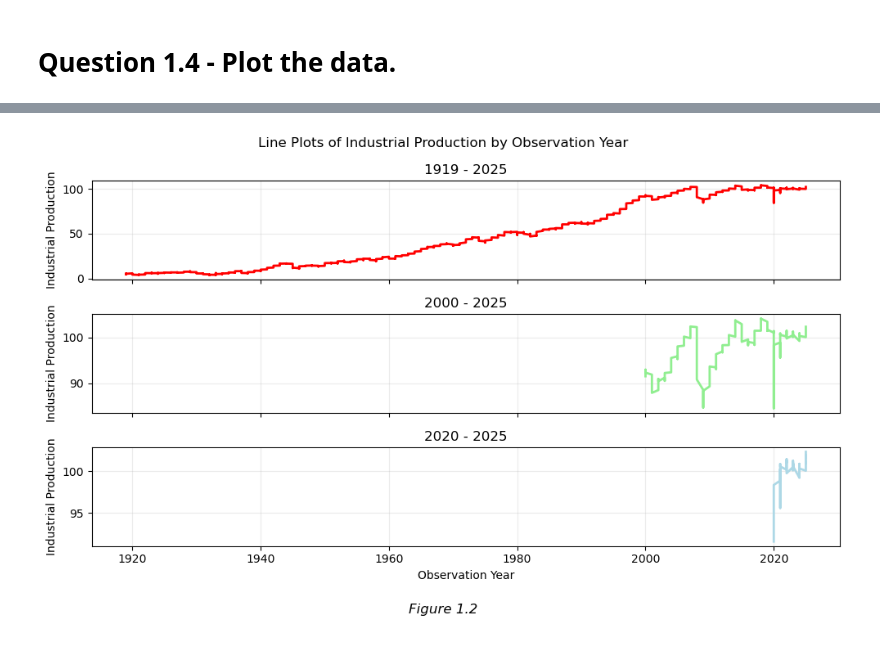
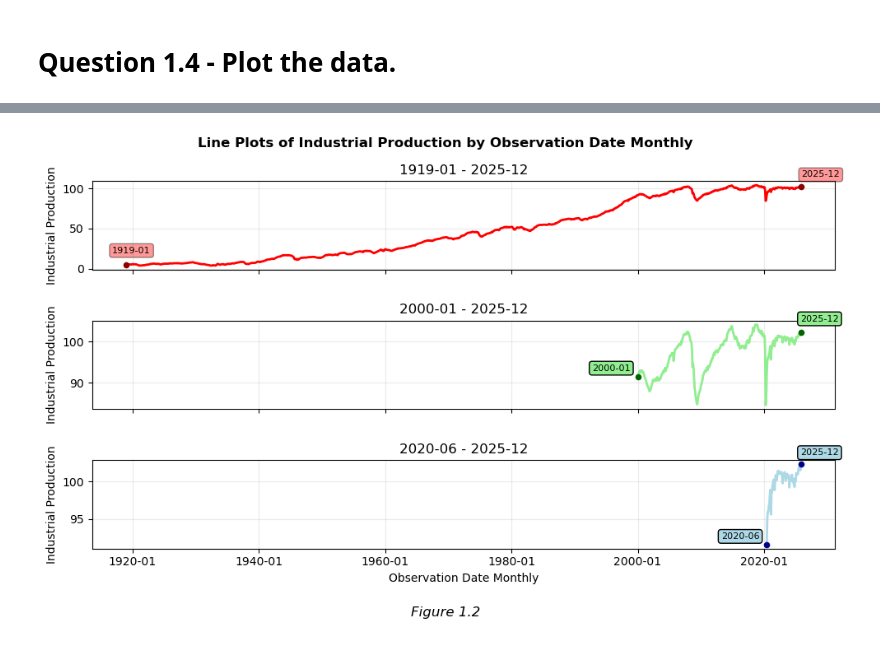
Before and after one commit to Vazquez-Michael-V/570_homework, a Jupyter notebook: assignment_1/assignment_1.ipynb, the cells around one changed output, grey strips where cells are left out. Saved outputs shown, nothing was run; the diff lists cells and outputs as text; code cells hidden in the pictures.

Commit message:
Question 1 plots; starting question 2

```diff
--- a/assignment_1/assignment_1.ipynb
+++ b/assignment_1/assignment_1.ipynb
@@ -126,3 +130,5 @@ Additional timeframe columns have been assigned.
+# %%
+df_indpro = df_indpro.sort_values(by=['observation_date']).reset_index(drop=True)
 # %% [markdown]
 ## Display some rows of df_indpro.
 # %%
@@ -282,29 +288,101 @@ plt.show()
 # %%
 fig, axes = plt.subplots(nrows=3, ncols=1, figsize=(10, 6), sharex=True, sharey=False)
 
-# All dates, from 1919-01 to 2025-12.
-axes[0].plot(tf_all_dict['df']['observation_date'].dt.year, tf_all_dict['df']['indpro'], label='all', color='red', linewidth=2)
-axes[0].set_title(f"{tf_all_dict['min_date'].strftime('%Y')} - {tf_all_dict['max_date'].strftime('%Y')}")
+######################################################################
+#### All dates, from 1919-01 to 2025-12. ####
+axes[0].plot(tf_all_dict['df']['observation_date'], tf_all_dict['df']['indpro'], label='all', color='red', linewidth=2)
+axes[0].set_title(f"{tf_all_dict['min_date'].strftime('%Y-%m')} - {tf_all_dict['max_date'].strftime('%Y-%m')}")
 axes[0].set_ylabel('Industrial Production')
 axes[0].grid(True, alpha=0.25)
+# Annotate min and max dates.
+# Annotate the min date.
+axes[0].scatter(tf_all_dict['min_date'], tf_all_dict['df']['indpro'].iloc[0], color='darkred', s=20, zorder=5)
+axes[0].annotate(
+    tf_all_dict['min_date'].strftime('%Y-%m'),
+    xy=(tf_all_dict['min_date'], tf_all_dict['df']['indpro'].min()),
+    xytext=(-12, 11),
+    textcoords='offset points',
+    fontsize=8,
+    bbox=dict(boxstyle='round,pad=0.3', facecolor='red', alpha=0.4)
+)
+# Annotate the max date.
+axes[0].scatter(tf_all_dict['max_date'], tf_all_dict['df']['indpro'].iloc[-1], color='darkred', s=20, zorder=5)
+axes[0].annotate(
+    tf_all_dict['max_date'].strftime('%Y-%m'),
+    xy=(tf_all_dict['max_date'], tf_all_dict['df']['indpro'].max()),
+    xytext=(0, 7),
+    textcoords='offset points',
+    fontsize=8,
+    bbox=dict(boxstyle='round,pad=0.3', facecolor='red', alpha=0.4)
+)
+######################################################################
 
-# 2000s, from 2000-01 to 2025-12
-axes[1].plot(tf_00s_dict['df']['observation_date'].dt.year, tf_00s_dict['df']['indpro'], label='2000s', color='lightgreen', linewidth=2)
-axes[1].set_title(f"{tf_00s_dict['min_date'].strftime('%Y')} - {tf_00s_dict['max_date'].strftime('%Y')}")
+
+######################################################################
+#### 2000s, from 2000-01 to 2025-12 ####
+axes[1].plot(tf_00s_dict['df']['observation_date'], tf_00s_dict['df']['indpro'], label='2000s', color='lightgreen', linewidth=2)
+axes[1].set_title(f"{tf_00s_dict['min_date'].strftime('%Y-%m')} - {tf_00s_dict['max_date'].strftime('%Y-%m')}")
 axes[1].set_ylabel('Industrial Production')
 axes[1].grid(True, alpha=0.25)
+# Annotate the min and max dates.
+# Annotate the min date.
+axes[1].scatter(tf_00s_dict['min_date'], tf_00s_dict['df']['indpro'].iloc[0], color='darkgreen', s=20, zorder=5)
+axes[1].annotate(
+    tf_00s_dict['min_date'].strftime('%Y-%m'),
+    xy=(tf_00s_dict['min_date'], tf_00s_dict['df']['indpro'].iloc[0]),
+    xytext=(-40, 5),
+    textcoords='offset points',
+    fontsize=8,
+    bbox=dict(boxstyle='round,pad=0.3', facecolor='lightgreen', alpha=1)
+)
+# Annotate the max date.
+axes[1].scatter(tf_00s_dict['max_date'], tf_00s_dict['df']['indpro'].iloc[-1], color='darkgreen', s=20, zorder=5)
+axes[1].annotate(
+    tf_00s_dict['max_date'].strftime('%Y-%m'),
+    xy=(tf_00s_dict['max_date'], tf_00s_dict['df']['indpro'].iloc[0]),
+    xytext=(-1, 48.2),
+    textcoords='offset points',
+    fontsize=8,
+    bbox=dict(boxstyle='round,pad=0.3', facecolor='lightgreen', alpha=1)
+)
+######################################################################
 
-# 2020s, from 2020-06 to 2025-12
-axes[2].plot(tf_20s_dict['df']['observation_date'].dt.year, tf_20s_dict['df']['indpro'], label='2020s', color='lightblue', linewidth=2)
-axes[2].set_title(f"{tf_20s_dict['min_date'].strftime('%Y')} - {tf_20s_dict['max_date'].strftime('%Y')}")
+
+######################################################################
+#### 2020s, from 2020-06 to 2025-12 ####
+axes[2].plot(tf_20s_dict['df']['observation_date'], tf_20s_dict['df']['indpro'], label='2020s', color='lightblue', linewidth=2)
+axes[2].set_title(f"{tf_20s_dict['min_date'].strftime('%Y-%m')} - {tf_20s_dict['max_date'].strftime('%Y-%m')}")
 axes[2].set_ylabel('Industrial Production')
-axes[2].set_xlabel('Observation Year')
+axes[2].set_xlabel('Observation Date Monthly')
 axes[2].grid(True, alpha=0.25)
+axes[2].xaxis.set_major_formatter(mdates.DateFormatter('%Y-%m'))
+# Annotate the min and max dates.
+# Annotate the min date. #
+axes[2].scatter(tf_20s_dict['min_date'], tf_20s_dict['df']['indpro'].iloc[0], color='darkblue', s=20, zorder=5)
+axes[2].annotate(
+    tf_20s_dict['min_date'].strftime('%Y-%m'),
+    xy=(tf_20s_dict['min_date'], tf_20s_dict['df']['indpro'].iloc[0]),
+    xytext=(-40, 5),
+    textcoords='offset points',
+    fontsize=8,
+    bbox=dict(boxstyle='round,pad=0.3', facecolor='lightblue', alpha=1)
+)
+# Annotate the max date.
+axes[2].scatter(tf_20s_dict['max_date'], tf_20s_dict['df']['indpro'].iloc[-1], color='darkblue', s=20, zorder=5)
+axes[2].annotate(
+    tf_20s_dict['max_date'].strftime('%Y-%m'),
+    xy=(tf_20s_dict['max_date'], tf_20s_dict['df']['indpro'].iloc[0]),
+    xytext=(-1, 78.2),
+    textcoords='offset points',
+    fontsize=8,
+    bbox=dict(boxstyle='round,pad=0.3', facecolor='lightblue', alpha=1)
+)
+######################################################################
 
-fig.suptitle("Line Plots of Industrial Production by Observation Year")
+fig.suptitle("Line Plots of Industrial Production by Observation Date Monthly", fontweight='bold')
 fig.text(0.5, 0.01, 'Figure 1.2', ha='center', fontsize=12, style='italic')
 
-plt.tight_layout(rect=[0, 0.05, 1, 1])
+plt.tight_layout(rect=[0, 0.05, 1, 1], h_pad=2.5)
 plt.show()
 # %% [output]
-[figure, old version]
+[figure, new version]
```
Also changed, not shown: parts of 13 cells of this notebook.
